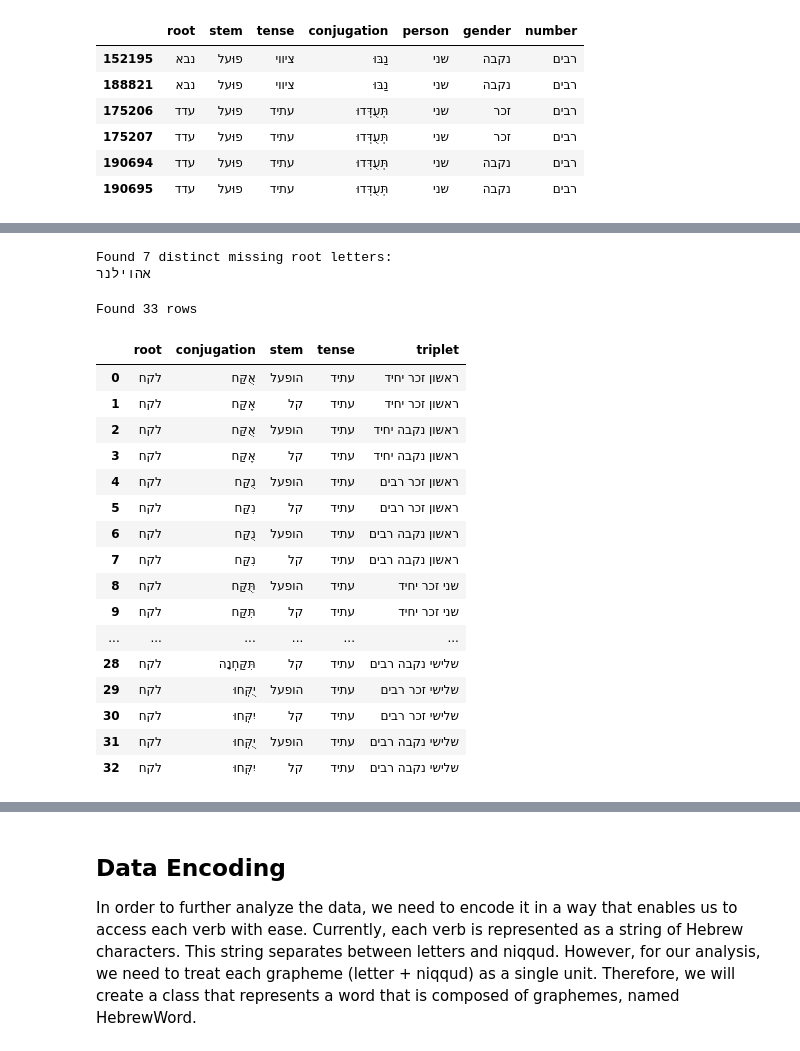
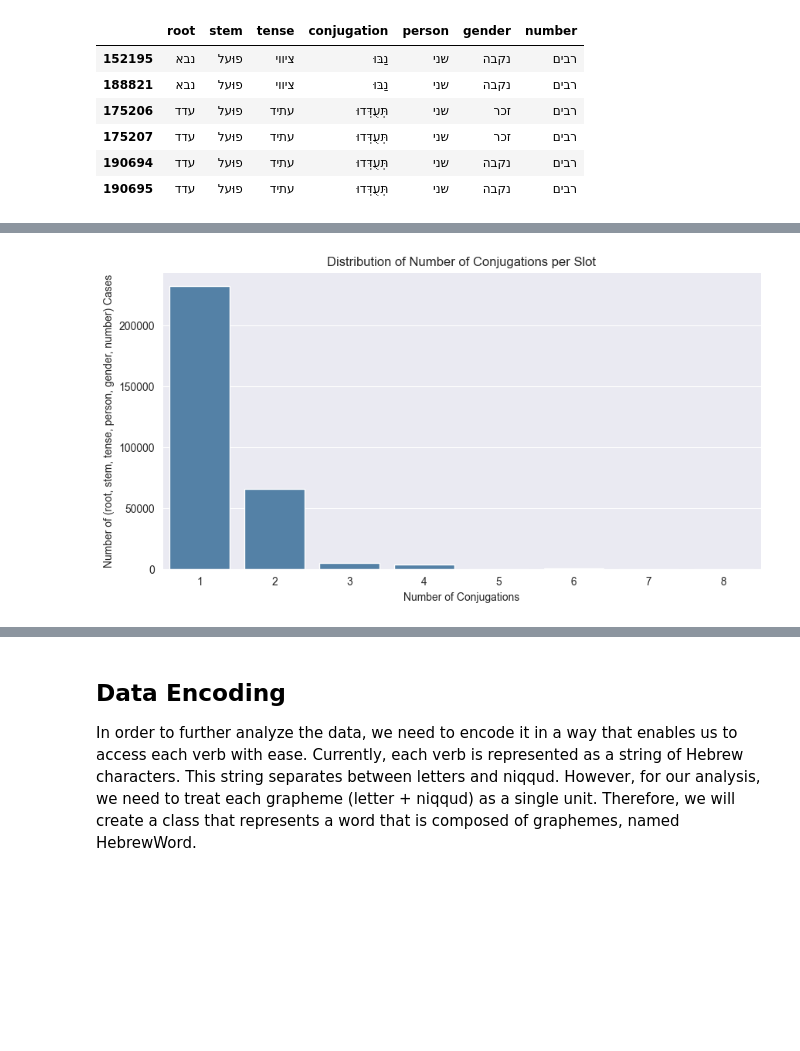
Before and after one commit to EyalShahimov/HebrewWordsAnalysis, a Jupyter notebook: main.ipynb, the cells around one changed output, grey strips where cells are left out. Saved outputs shown, nothing was run; the diff lists cells and outputs as text; code cells hidden in the pictures; blank space fills up the shorter version.

```diff
--- a/main.ipynb
+++ b/main.ipynb
@@ -587,13 +627,12 @@ This means that every factor can cause a conjugation to be non-unique - there is
 # %%
+def plot_conjugation_variation_distribution(df: pd.DataFrame) -> None:
+    cols = ['root', 'stem', 'tense', 'person', 'gender', 'number']
+    conj_counts = (df.groupby(cols, dropna=False)['conjugation'].nunique().value_counts().sort_index())
 
-# compute groups (root, stem, tense, triplet) that map to multiple distinct conjugations
-grouped = VERBS_DF.groupby(['root', 'stem', 'tense', 'triplet'])['conjugation'] \
-    .apply(lambda s: sorted(pd.unique(s.dropna()))) \
-    .reset_index(name='conjugations')
+    plt.figure(figsize=(10, 5))
+    sns.barplot(x=conj_counts.index, y=conj_counts.values, color='steelblue')
 
-multis = grouped[grouped['conjugations'].map(len) > 1].copy()
-multis['n_conjugations'] = multis['conjugations'].map(len)
-multis = multis.sort_values('n_conjugations', ascending=False).reset_index(drop=True)
-
-print(f'Found {len(multis)} parameter groups with multiple conjugations')
-display(multis.head(10))
+    plt.title('Distribution of Number of Conjugations per Slot')
+    plt.xlabel('Number of Conjugations')
+    plt.ylabel('Number of (root, stem, tense, person, gender, number) Cases')
+    plt.show()
@@ -767,56 +639,4 @@ Found 131 rows where diff_letters contains א
-# %%
-
-
-# Python
-FINALS_TO_REGULAR = {'ך': 'כ', 'ם': 'מ', 'ן': 'נ', 'ף': 'פ', 'ץ': 'צ'}
-
-def _letters_only(s: str) -> str:
-    if not isinstance(s, str):
-        return ''
-    return ''.join(FINALS_TO_REGULAR.get(ch, ch) for ch in s if ch in Alephbet.LETTERS_WITH_FINALS)
-
-def _missing_letters(root: str, conj: str) -> str:
-    root_set = set(_letters_only(root))
-    conj_set = set(_letters_only(conj))
-    missing = sorted(root_set - conj_set)
-    return ''.join(missing)
-
-# compute per-row missing root letters and collect distinct list
-VERBS_DF['missing_root_letters'] = VERBS_DF.apply(lambda r: _missing_letters(r['root'], r['conjugation']), axis=1)
-distinct_missing = sorted(set(''.join(VERBS_DF['missing_root_letters'].astype(str).tolist())))
-
-print(f'Found {len(distinct_missing)} distinct missing root letters:')
-print(''.join(distinct_missing))
-# %% [output]
-Found 7 distinct missing root letters:
-אהוילנר
-# %%
-
-# python
-mask = VERBS_DF.apply(
-    lambda r: ('ל' in set(_letters_only(r['root']))) and ('ל' not in set(_letters_only(r['conjugation']))),
-    axis=1
-)
-result = VERBS_DF.loc[mask].reset_index(drop=True)
-print(f'Found {len(result)} rows')
-from IPython.display import display
-display(result[['root', 'conjugation', 'stem', 'tense', 'triplet']])
-# %% [output]
-Found 33 rows
-|  | root | conjugation | stem | tense | triplet |
-| 0 | לקח | אֻקַּח | הופעל | עתיד | ראשון זכר יחיד |
-| 1 | לקח | אֶקַּח | קל | עתיד | ראשון זכר יחיד |
-| 2 | לקח | אֻקַּח | הופעל | עתיד | ראשון נקבה יחיד |
-| 3 | לקח | אֶקַּח | קל | עתיד | ראשון נקבה יחיד |
-| 4 | לקח | נֻקַּח | הופעל | עתיד | ראשון זכר רבים |
-| 5 | לקח | נִקַּח | קל | עתיד | ראשון זכר רבים |
-| 6 | לקח | נֻקַּח | הופעל | עתיד | ראשון נקבה רבים |
-| 7 | לקח | נִקַּח | קל | עתיד | ראשון נקבה רבים |
-| 8 | לקח | תֻּקַּח | הופעל | עתיד | שני זכר יחיד |
-| 9 | לקח | תִּקַּח | קל | עתיד | שני זכר יחיד |
-| ... | ... | ... | ... | ... | ... |
-| 28 | לקח | תִּקַּחְנָה | קל | עתיד | שלישי נקבה רבים |
-| 29 | לקח | יֻקְּחוּ | הופעל | עתיד | שלישי זכר רבים |
-| 30 | לקח | יִקְּחוּ | קל | עתיד | שלישי זכר רבים |
-| 31 | לקח | יֻקְּחוּ | הופעל | עתיד | שלישי נקבה רבים |
-| 32 | לקח | יִקְּחוּ | קל | עתיד | שלישי נקבה רבים |
+# %%
+plot_conjugation_variation_distribution(VERBS_DF)
+# %% [output]
+[figure, added]
```
Also changed, not shown: parts of 45 cells of this notebook.
